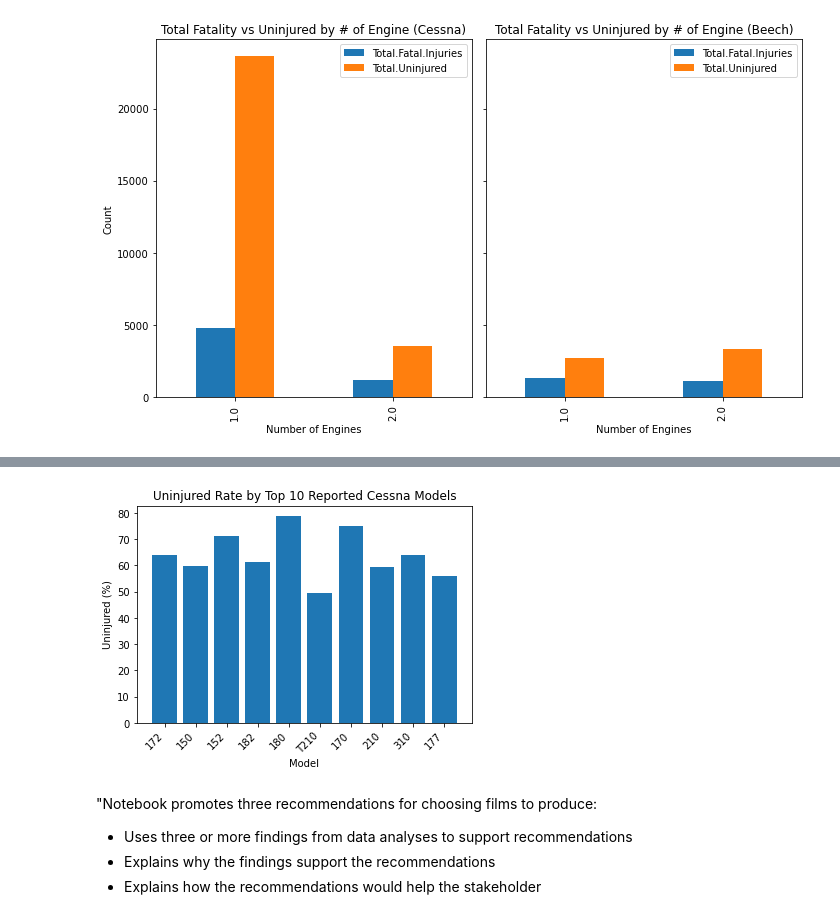
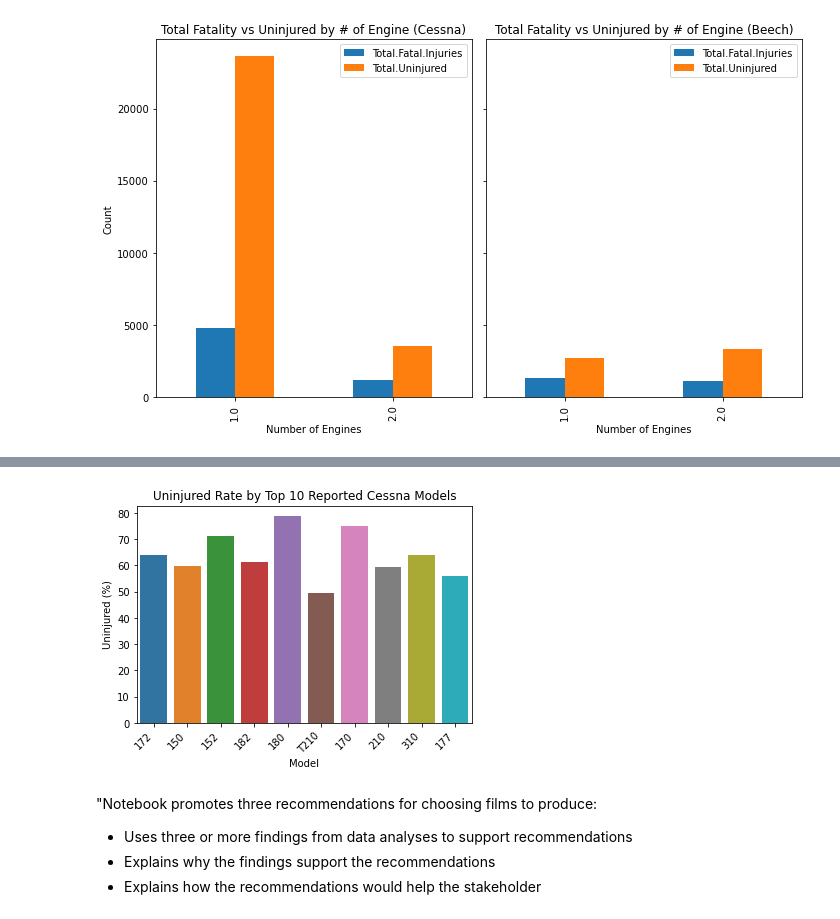
Before and after one commit to morgannash1/phase1_project, a Jupyter notebook: notebook.ipynb, the cells around one changed output, grey strips where cells are left out. Drawn from its saved outputs; the diff is of its cells as text; code cells hidden in the pictures.

Commit message:
notebook/image added, Conclusions + Next Steps text edited

```diff
--- a/notebook.ipynb
+++ b/notebook.ipynb
@@ -536,25 +529,25 @@ plt.show()
 # %%
 # Assuming your data is stored in a Pandas DataFrame called 'df'
 # with columns 'model', 'total_fatality', 'total_individuals'
 
 # Get the top 5 most common models
 top_cessna_models = cessna['Model'].value_counts().head(10).index
 
 # Calculate the fatality rate for each model
 fatality_rate = (aviation_us.groupby('Model')['Total.Uninjured'].sum() / aviation_us.groupby('Model')['Total.Reported.Injuries'].sum())*100
 
 # Create the bar chart
-plt.bar(top_cessna_models, fatality_rate[top_cessna_models])
+sns.barplot(top_cessna_models, fatality_rate[top_cessna_models])
 
 # Set labels and title
 plt.xlabel('Model')
 plt.ylabel('Uninjured (%)')
 plt.title('Uninjured Rate by Top 10 Reported Cessna Models')
 plt.xticks(rotation=45, ha='right')  # Rotate x-axis labels for better readability
 
 plt.show()
 # %% [output]
-[figure, old version]
+[figure, new version]
 # %% [markdown]
 "Notebook promotes three recommendations for choosing films to produce:
  - Uses three or more findings from data analyses to support recommendations
```
Also changed, not shown: parts of 19 cells of this notebook, 2 other files.
